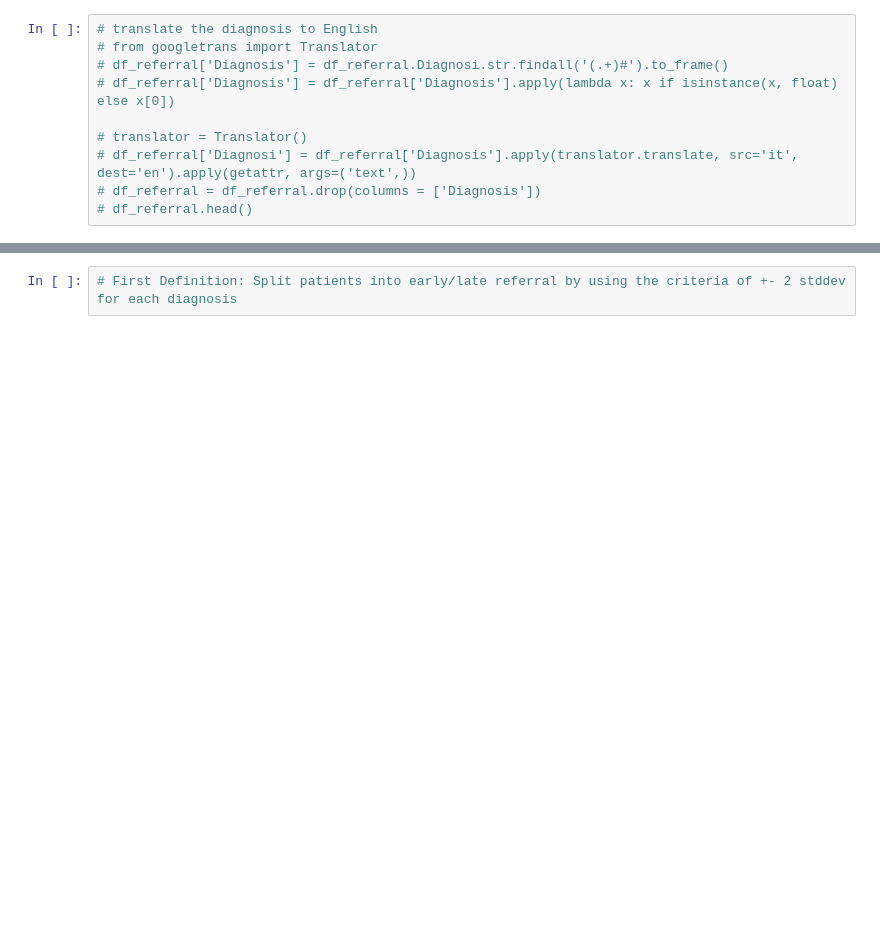
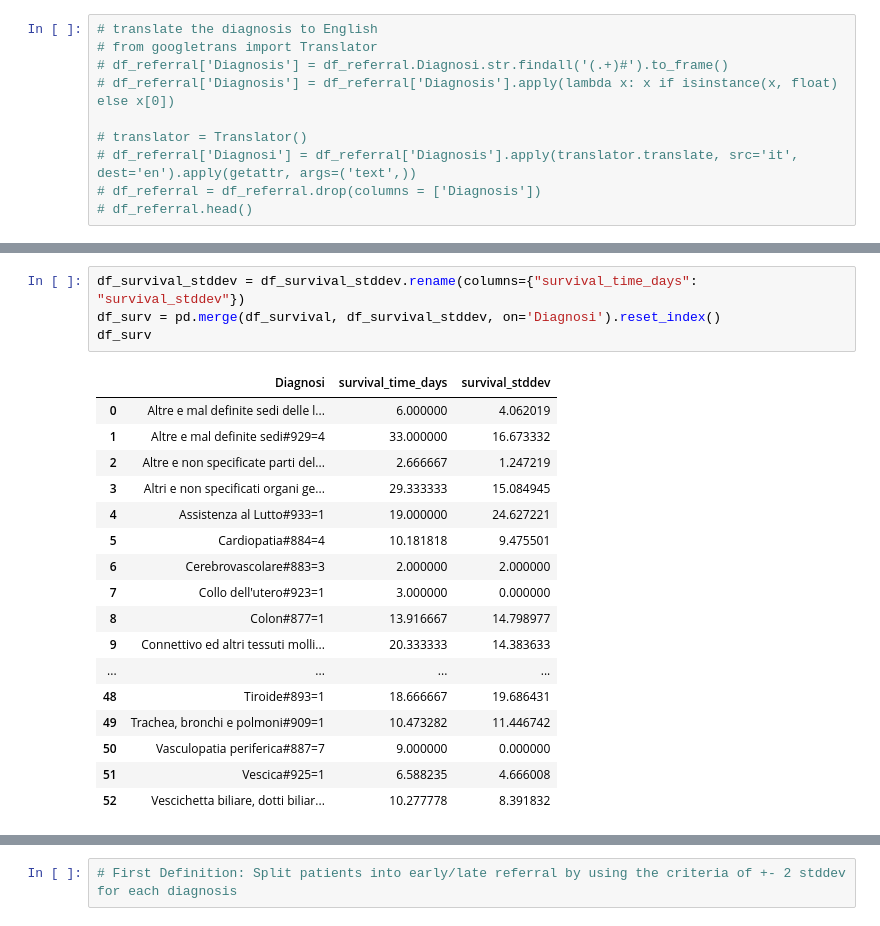
Before and after one commit to ryflect/cs692r-hospice, a Jupyter notebook: Referral Analysis.ipynb, the cells around one changed output, grey strips where cells are left out. Cells and saved outputs as stored; diff of their text form; blank space fills up the shorter version.

```diff
--- a/Referral Analysis.ipynb
+++ b/Referral Analysis.ipynb
@@ -193,0 +289,22 @@ df_referral = df_referral.dropna()
+# %%
+df_survival_stddev = df_survival_stddev.rename(columns={"survival_time_days": "survival_stddev"})
+df_surv = pd.merge(df_survival, df_survival_stddev, on='Diagnosi').reset_index()
+df_surv
+# %% [output]
+|  | Diagnosi | survival_time_days | survival_stddev |
+| 0 | Altre e mal definite sedi delle l... | 6.000000 | 4.062019 |
+| 1 | Altre e mal definite sedi#929=4 | 33.000000 | 16.673332 |
+| 2 | Altre e non specificate parti del... | 2.666667 | 1.247219 |
+| 3 | Altri e non specificati organi ge... | 29.333333 | 15.084945 |
+| 4 | Assistenza al Lutto#933=1 | 19.000000 | 24.627221 |
+| 5 | Cardiopatia#884=4 | 10.181818 | 9.475501 |
+| 6 | Cerebrovascolare#883=3 | 2.000000 | 2.000000 |
+| 7 | Collo dell'utero#923=1 | 3.000000 | 0.000000 |
+| 8 | Colon#877=1 | 13.916667 | 14.798977 |
+| 9 | Connettivo ed altri tessuti molli... | 20.333333 | 14.383633 |
+| ... | ... | ... | ... |
+| 48 | Tiroide#893=1 | 18.666667 | 19.686431 |
+| 49 | Trachea, bronchi e polmoni#909=1 | 10.473282 | 11.446742 |
+| 50 | Vasculopatia periferica#887=7 | 9.000000 | 0.000000 |
+| 51 | Vescica#925=1 | 6.588235 | 4.666008 |
+| 52 | Vescichetta biliare, dotti biliar... | 10.277778 | 8.391832 |
```
Also changed, not shown: parts of 13 cells of this notebook.
